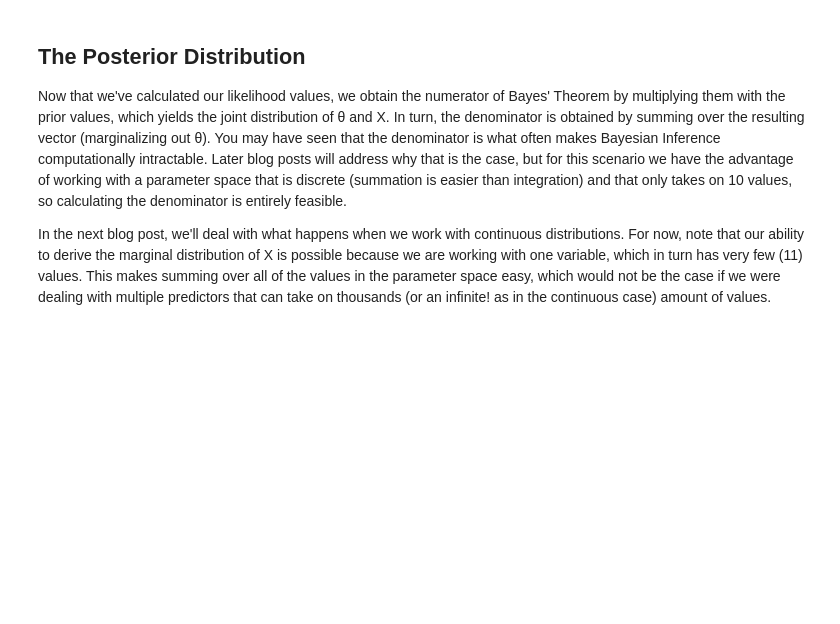
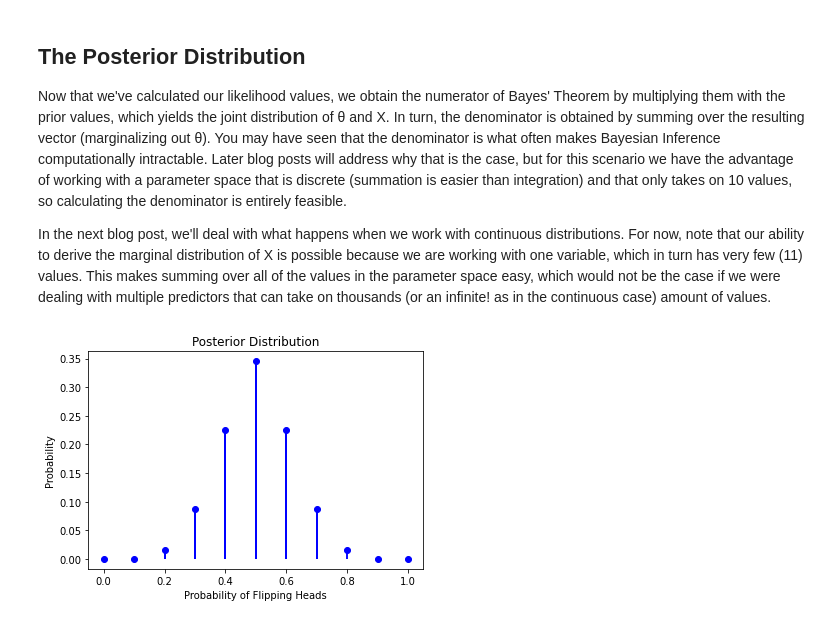
Before and after one commit to gabgilling/Bayesian-Blogs, a Jupyter notebook: Blog Post 1 final.ipynb, the cells around one changed output. Cells and saved outputs as stored; diff of their text form; code cells hidden in the pictures; blank space fills up the shorter version.

```diff
--- a/Blog Post 1 final.ipynb
+++ b/Blog Post 1 final.ipynb
@@ -274,3 +279,25 @@ Now that we've calculated our likelihood values, we obtain the numerator of Baye
 You may have seen that the denominator is what often makes Bayesian Inference computationally intractable. Later blog posts will address why that is the case, but for this scenario we have the advantage of working with a parameter space that is discrete (summation is easier than integration) and that only takes on 10 values, so calculating the denominator is entirely feasible.
 
 In the next blog post, we'll deal with what happens when we work with continuous distributions. For now, note that our ability to derive the marginal distribution of X is possible because we are working with one variable, which in turn has very few (11) values. This makes summing over all of the values in the parameter space easy, which would not be the case if we were dealing with multiple predictors that can take on thousands (or an infinite! as in the continuous case) amount of values.
+# %%
+def create_posterior_df(likelihood_df, prior_distribution_df):
+    """
+    Creates a dataframe posterior probability distribution dataframe
+    Parameters
+    ----------
+    likelihood_df : Likelihood dsitribution dataframe from create_likelihood_df()
+    prior_distribution_df : Prior probability distribution dataframe from create_prior_df()
+    """
+    # calculate denominator
+    marginal_likelihood_sum = (likelihood_df.Likelihood * prior_distribution_df.Probability).sum()
+    # divide joint distribution by denominator
+    posterior_prob = (likelihood_df.Likelihood * prior_distribution_df.Probability)/marginal_likelihood_sum
+
+    posterior_distribution_df = pd.DataFrame(list(zip(prior_distribution_df.Theta, posterior_prob )),
+                                             columns=('Theta', 'Posterior' ))
+    return posterior_distribution_df
+
+posterior_distribution_df = create_posterior_df(likelihood_df, prior_distribution_df)
+plot_distribution(posterior_distribution_df, title = "Posterior Distribution")
+# %% [output]
+[figure, added]
```
Also changed, not shown: parts of 5 cells of this notebook.
